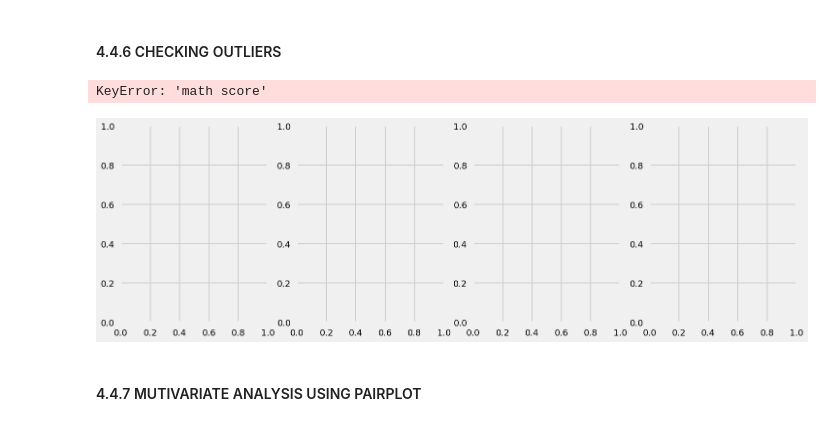
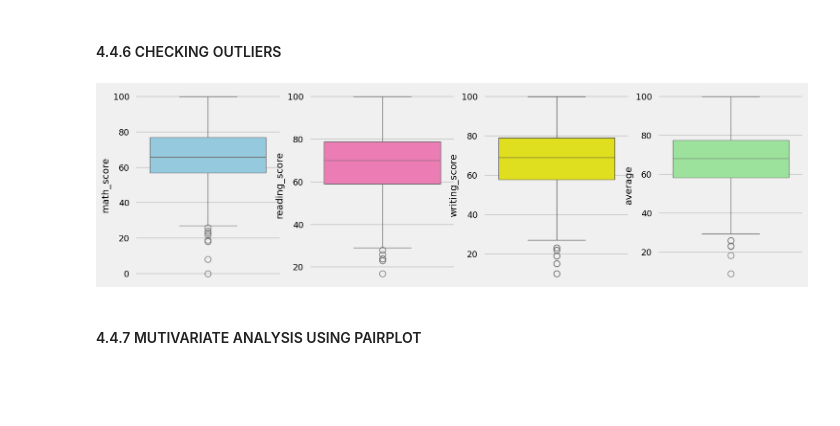
Before and after one commit to amoghbharadwaj21/MLProject, a Jupyter notebook: notebook/EDA STUDENT PERFORMANCE .ipynb, the cells around one changed output. Cells and saved outputs as stored; diff of their text form; code cells hidden in the pictures; blank space fills up the shorter version.

```diff
--- a/notebook/EDA STUDENT PERFORMANCE .ipynb
+++ b/notebook/EDA STUDENT PERFORMANCE .ipynb
@@ -599,17 +685,16 @@ KeyError: 'math score'
 # %%
 plt.subplots(1,4,figsize=(16,5))
 plt.subplot(141)
-sns.boxplot(df['math score'],color='skyblue')
+sns.boxplot(df['math_score'],color='skyblue')
 plt.subplot(142)
 sns.boxplot(df['reading_score'],color='hotpink')
 plt.subplot(143)
 sns.boxplot(df['writing_score'],color='yellow')
 plt.subplot(144)
 sns.boxplot(df['average'],color='lightgreen')
 plt.show()
 # %% [output]
-KeyError: 'math score'
-[figure, old version]
+[figure, new version]
 # %% [markdown]
 #### 4.4.7 MUTIVARIATE ANALYSIS USING PAIRPLOT
 # %%
```
Also changed, not shown: parts of 14 cells of this notebook, 3 other files.
